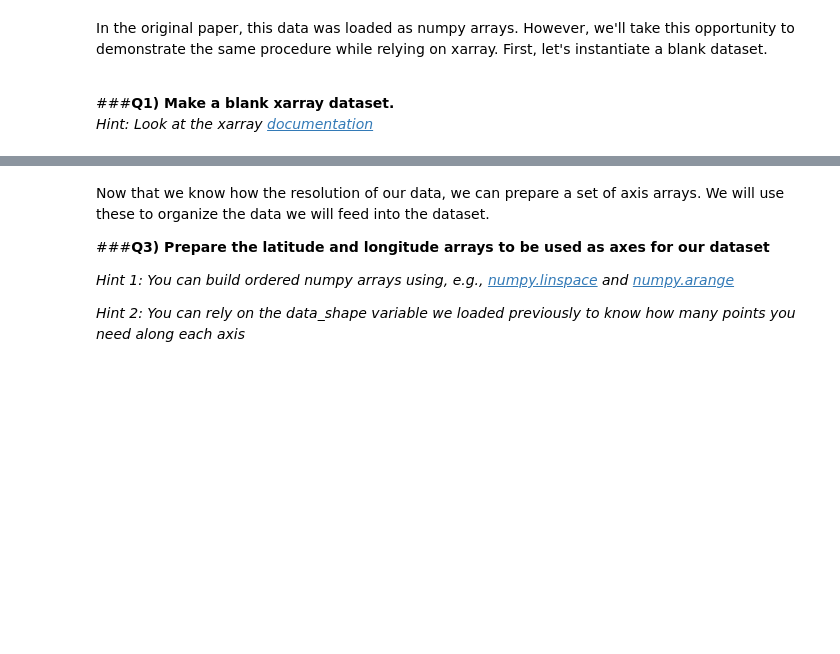
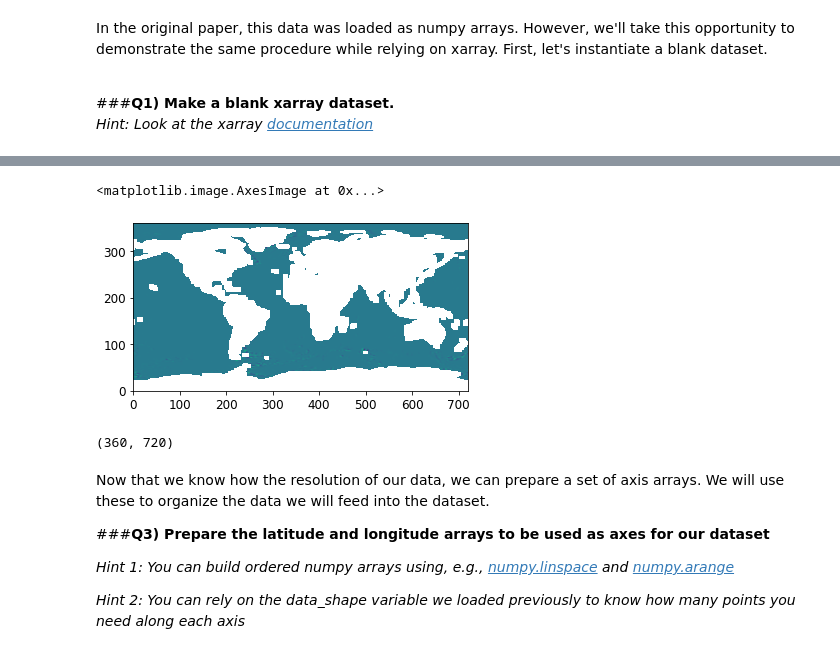
Before and after one commit to ocallaghanm/2022_ML_EES, a Jupyter notebook: Exercises/S3_3_THOR.ipynb, the cells around one changed output, grey strips where cells are left out. Saved outputs shown, nothing was run; the diff lists cells and outputs as text; code cells hidden in the pictures; blank space fills up the shorter version.

```diff
--- a/Exercises/S3_3_THOR.ipynb
+++ b/Exercises/S3_3_THOR.ipynb
@@ -120,11 +137,16 @@ We don't know much about how many lat/lon points we have, so let's explore one o
 # %%
 #Complete the code
 # Let's print out an image of the Bottom Pressure Torques (BPT)
-plt.imshow( _______ , origin='lower')
+plt.imshow(data_dict['BPT'], origin='lower')
+# %% [output]
+<matplotlib.image.AxesImage at 0x...>
+[figure, added]
 # %%
 # It will also be useful to store and print out the shape of the data
-data_shape = _______.shape
+data_shape = data_dict['BPT'].shape
 print(data_shape)
+# %% [output]
+(360, 720)
 # %% [markdown]
 Now that we know how the resolution of our data, we can prepare a set of axis arrays. We will use these to organize the data we will feed into the dataset.
 
```
Also changed, not shown: parts of 5 cells of this notebook.
